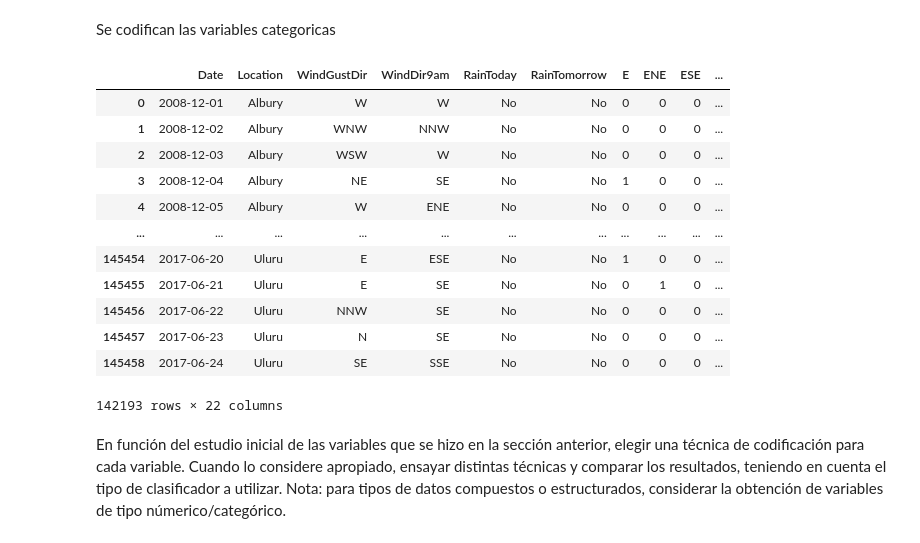
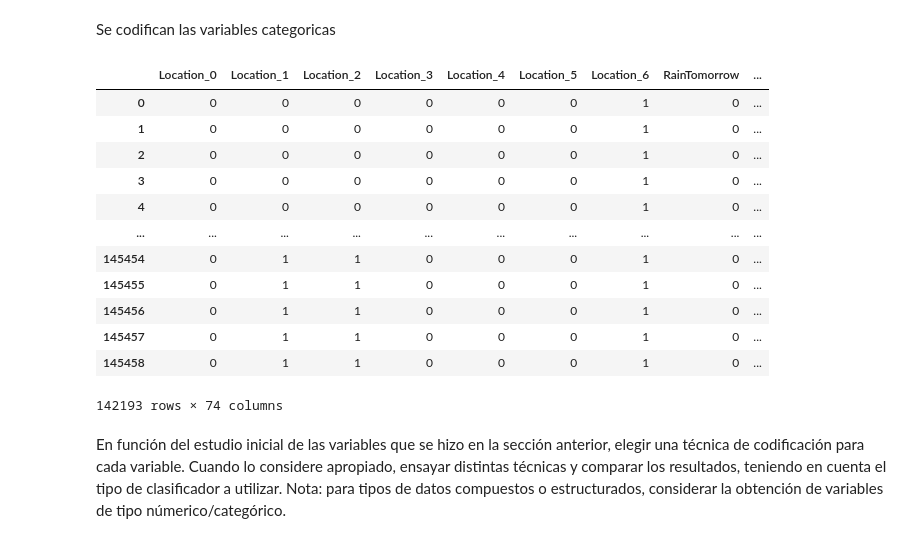
Before and after one commit to GonzaloRomeroR/CEIA, a Jupyter notebook: intro_ia/TP/TP.ipynb, the cells around one changed output. Drawn from its saved outputs; the diff is of its cells as text; code cells hidden in the pictures.

```diff
--- a/intro_ia/TP/TP.ipynb
+++ b/intro_ia/TP/TP.ipynb
@@ -431,22 +428,45 @@ def one_hot_encoding(df, column_name):
     return df.join(one_hot)
-# %%
-for column in weather_categorical.columns:
-    if column in "WindDir3pm":
-        df = one_hot_encoding(weather_categorical, "WindDir3pm")
-df
-# %% [output]
-|  | Date | Location | WindGustDir | WindDir9am | RainToday | RainTomorrow | E | ENE | ESE | ... |
-| 0 | 2008-12-01 | Albury | W | W | No | No | 0 | 0 | 0 | ... |
-| 1 | 2008-12-02 | Albury | WNW | NNW | No | No | 0 | 0 | 0 | ... |
-| 2 | 2008-12-03 | Albury | WSW | W | No | No | 0 | 0 | 0 | ... |
-| 3 | 2008-12-04 | Albury | NE | SE | No | No | 1 | 0 | 0 | ... |
-| 4 | 2008-12-05 | Albury | W | ENE | No | No | 0 | 0 | 0 | ... |
-| ... | ... | ... | ... | ... | ... | ... | ... | ... | ... | ... |
-| 145454 | 2017-06-20 | Uluru | E | ESE | No | No | 1 | 0 | 0 | ... |
-| 145455 | 2017-06-21 | Uluru | E | SE | No | No | 0 | 1 | 0 | ... |
-| 145456 | 2017-06-22 | Uluru | NNW | SE | No | No | 0 | 0 | 0 | ... |
-| 145457 | 2017-06-23 | Uluru | N | SE | No | No | 0 | 0 | 0 | ... |
-| 145458 | 2017-06-24 | Uluru | SE | SSE | No | No | 0 | 0 | 0 | ... |
-142193 rows × 22 columns
+# %%
+def boolean_encoding(df, column_name, mapping={'Yes': int(1), 'No': int(0)}):
+    df = df.replace({column_name: mapping})
+    df[column] = df[column].astype(int)
+    return df
+# %%
+def binary_encoding(df, column_name):
+    encoder = ce.BinaryEncoder(cols=[column_name], return_df=True)
+    return encoder.fit_transform(df)
+# %%
+
+def month_hot_encoding(df, column_name):
+    # Replace month using one hot encoding
+    df[column_name] = df[column_name].replace(to_replace="\d+\-(\d+)\-\d+", value="Month_" + r"\1", regex=True)
+    df = one_hot_encoding(df, column_name)
+    return df
+# %%
+df = weather_categorical.copy()
+for column in weather_categorical.columns:
+    if column in ["WindDir3pm", "WindDir9am", "WindGustDir", "RainToday"]:
+        df = one_hot_encoding(df, column)
+    elif column in ["RainTomorrow"]:
+        df = boolean_encoding(df, column)
+    elif column in ["Location"]:
+        df = binary_encoding(df, column)
+    elif column in ["Date"]:
+        df = month_hot_encoding(df, column)
+df
+# %% [output]
+|  | Location_0 | Location_1 | Location_2 | Location_3 | Location_4 | Location_5 | Location_6 | RainTomorrow | ... |
+| 0 | 0 | 0 | 0 | 0 | 0 | 0 | 1 | 0 | ... |
+| 1 | 0 | 0 | 0 | 0 | 0 | 0 | 1 | 0 | ... |
+| 2 | 0 | 0 | 0 | 0 | 0 | 0 | 1 | 0 | ... |
+| 3 | 0 | 0 | 0 | 0 | 0 | 0 | 1 | 0 | ... |
+| 4 | 0 | 0 | 0 | 0 | 0 | 0 | 1 | 0 | ... |
+| ... | ... | ... | ... | ... | ... | ... | ... | ... | ... |
+| 145454 | 0 | 1 | 1 | 0 | 0 | 0 | 1 | 0 | ... |
+| 145455 | 0 | 1 | 1 | 0 | 0 | 0 | 1 | 0 | ... |
+| 145456 | 0 | 1 | 1 | 0 | 0 | 0 | 1 | 0 | ... |
+| 145457 | 0 | 1 | 1 | 0 | 0 | 0 | 1 | 0 | ... |
+| 145458 | 0 | 1 | 1 | 0 | 0 | 0 | 1 | 0 | ... |
+142193 rows × 74 columns
 # %% [markdown]
 En función del estudio inicial de las variables que se hizo en la sección anterior, elegir una técnica de codificación para cada variable. Cuando lo considere apropiado, ensayar distintas técnicas y comparar los resultados, teniendo en cuenta el tipo de clasificador a utilizar. Nota: para tipos de datos compuestos o estructurados, considerar la obtención de variables de tipo númerico/categórico.
```
Also changed, not shown: parts of 9 cells of this notebook.
